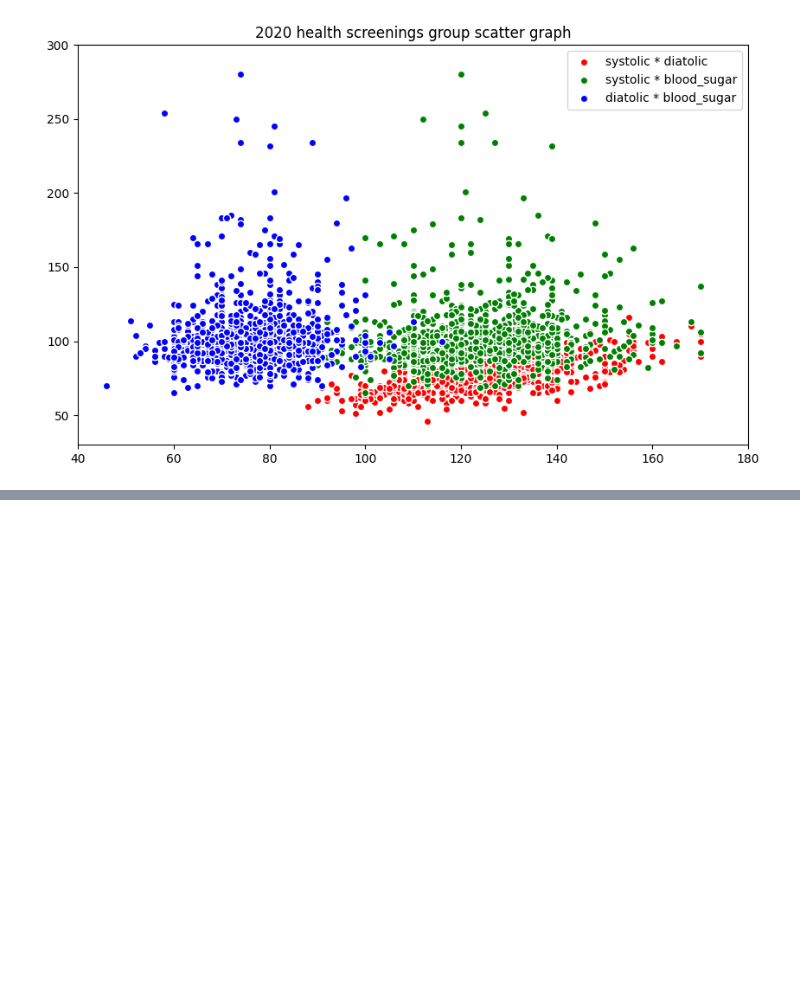
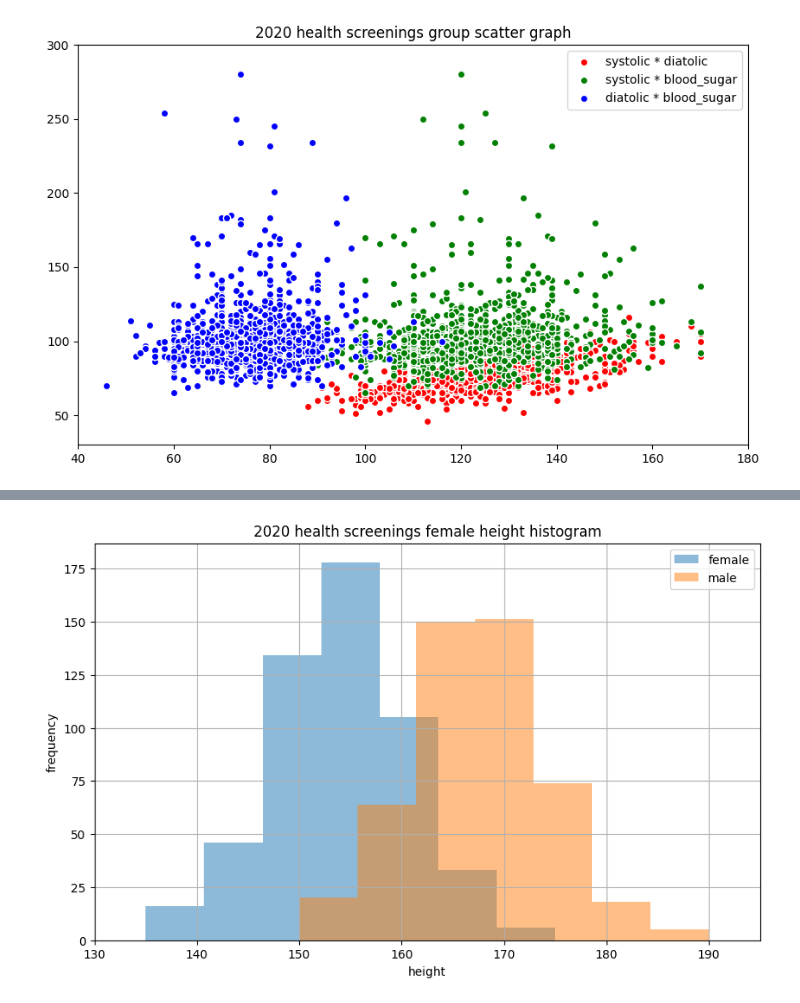
Before and after one commit to biiiing-lab/2024_Data_Analysis_Boot_Camp, a Jupyter notebook: CH05_Data_Visualize/health_maplotlib.ipynb, the cells around one changed output, grey strips where cells are left out. Drawn from its saved outputs; the diff is of its cells as text; code cells hidden in the pictures; blank space fills up the shorter version.

```diff
--- a/CH05_Data_Visualize/health.ipynb
+++ b/CH05_Data_Visualize/health_maplotlib.ipynb
@@ -42,0 +60,18 @@ plt.show()
+# %%
+# 키 그룹 히스토그램
+female_data = data.loc[data.gender==2, ['gender', 'height']]
+male_data = data.loc[data.gender==1, ['gender', 'height']]
+
+plt.figure(figsize=(10, 6))
+plt.hist(female_data['height'], bins=7, alpha=0.5, label='female')
+plt.hist(male_data['height'], bins=7, alpha=0.5, label='male')
+
+plt.xlim(130, 195)
+plt.xlabel('height')
+plt.ylabel('frequency')
+plt.title('2020 health screenings female height histogram')
+plt.legend()
+plt.grid()
+plt.show()
+# %% [output]
+[figure, added]
```
Also changed, not shown: parts of 3 cells of this notebook.
